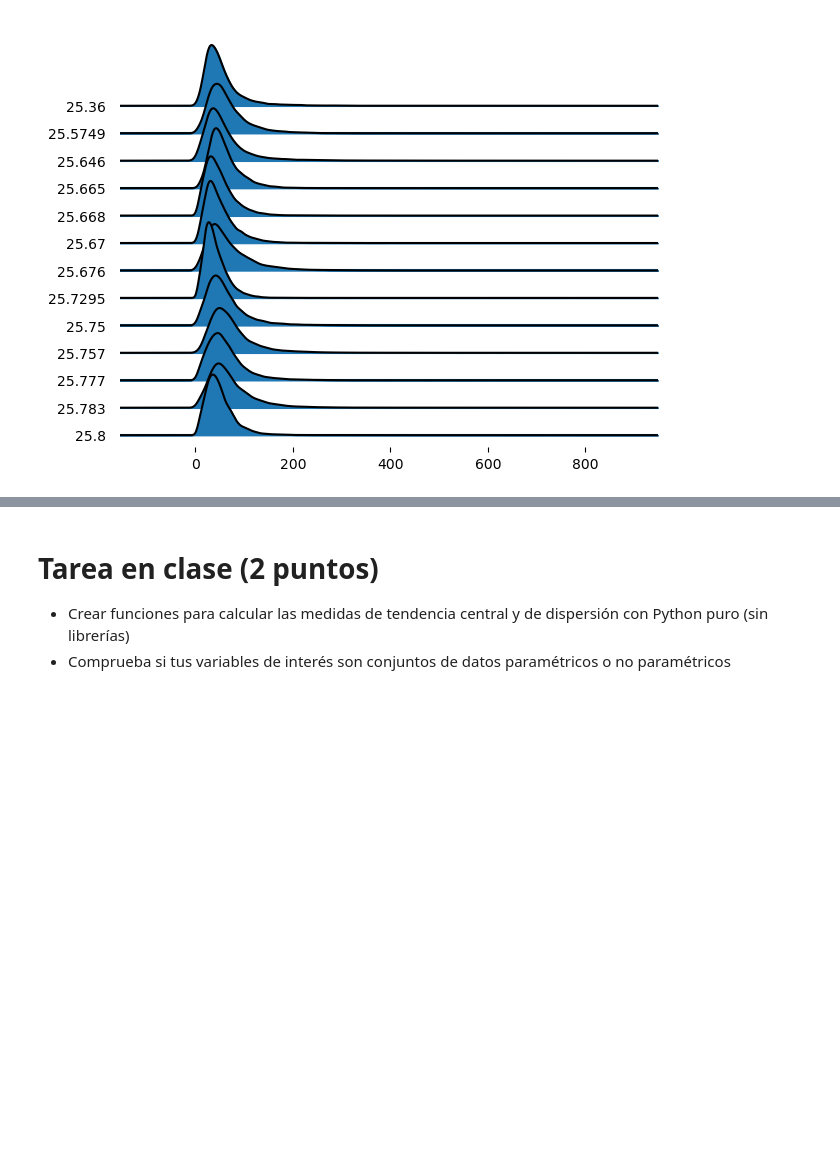
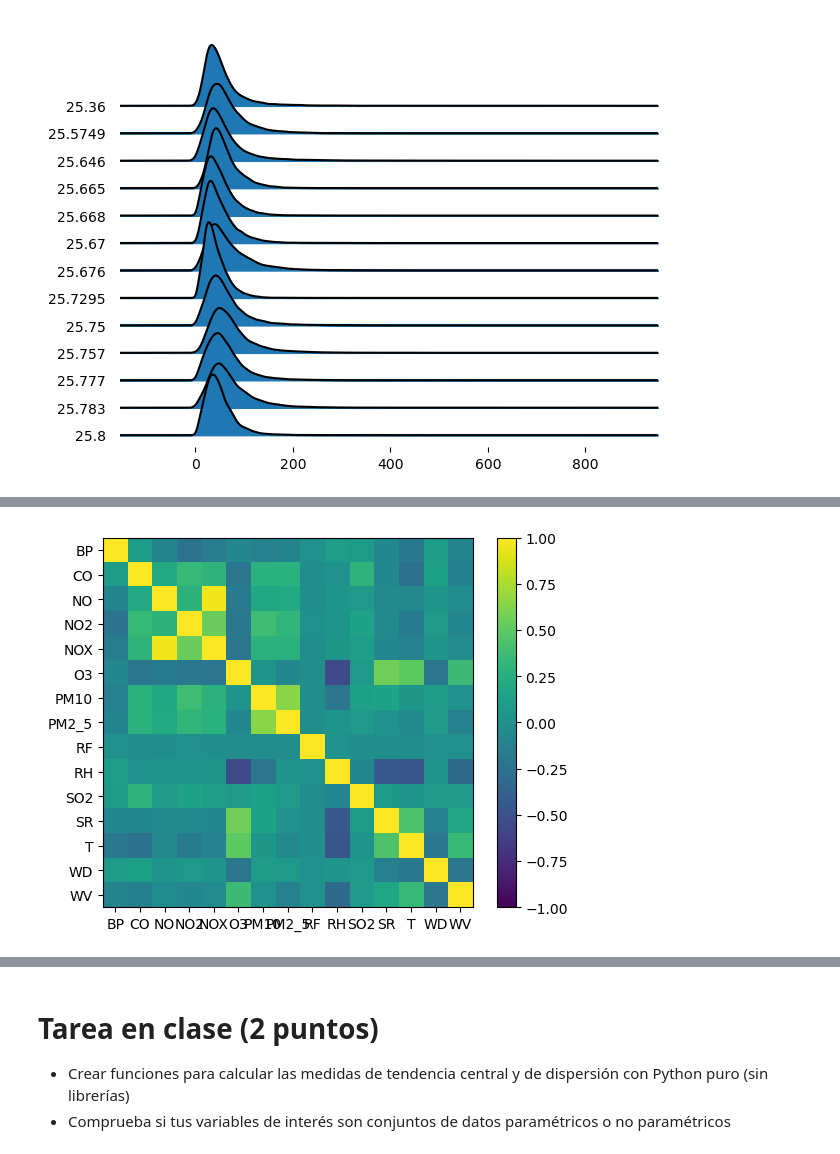
Before and after one commit to albertobenavides/aprendizaje_autom, a Jupyter notebook: caps/2_estadisticos.ipynb, the cells around one changed output, grey strips where cells are left out. Cells and saved outputs as stored; diff of their text form; code cells hidden in the pictures; blank space fills up the shorter version.

```diff
--- a/caps/2_estadisticos.ipynb
+++ b/caps/2_estadisticos.ipynb
@@ -643,0 +718,12 @@ plt.show()
+# %%
+corr_ = df_by_cols.corr()
+ticks_ = list(range(len(df_by_cols.columns)))
+plt.figure()
+plt.imshow(corr_)
+plt.xticks(ticks = ticks_, labels = df_by_cols.columns)
+plt.yticks(ticks = ticks_, labels = df_by_cols.columns)
+plt.clim(vmin = -1, vmax = 1)
+plt.colorbar()
+plt.show()
+# %% [output]
+[figure, added]
```
Also changed, not shown: parts of 31 cells of this notebook.
